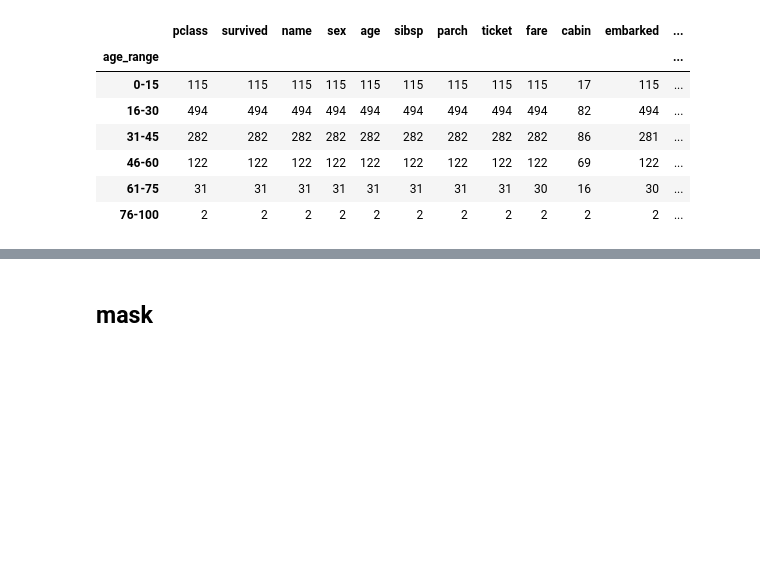
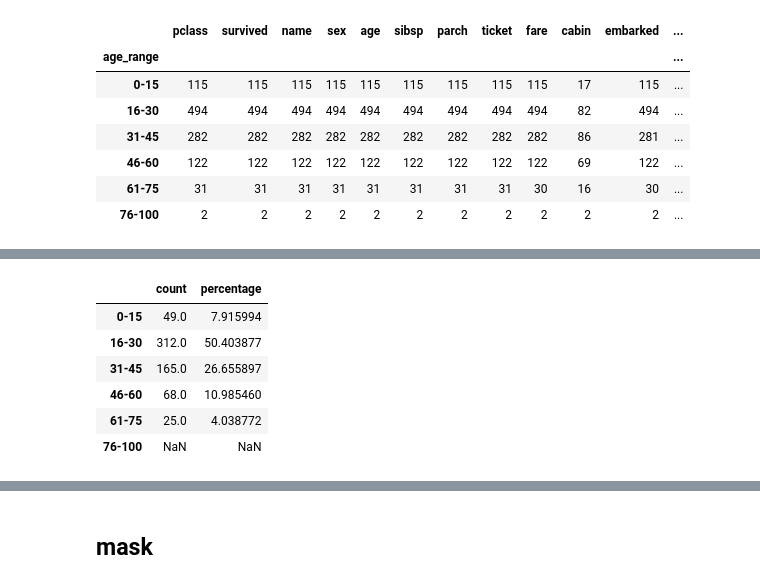
Before and after one commit to NCKU-IDS-2021/TA_Pandas, a Jupyter notebook: TA_Class_II_Pandas.ipynb, the cells around one changed output, grey strips where cells are left out. Cells and saved outputs as stored; diff of their text form; code cells hidden in the pictures; blank space fills up the shorter version.

```diff
--- a/TA_Class_II_Pandas.ipynb
+++ b/TA_Class_II_Pandas.ipynb
@@ -200,0 +243,3 @@ Name: name, dtype: float64
+# %%
+df_0 = pd.DataFrame(columns=['count', 'percentage'])
+df_1 = pd.DataFrame(columns=['count', 'percentage'])
@@ -200,0 +258,17 @@ Name: name, dtype: float64
+# %%
+total_survived_0 = df_new.groupby('survived').sum().iloc[0]['count']
+total_survived_1 = df_new.groupby('survived').sum().iloc[1]['count']
+# %%
+for i in range(len(mylabel)):
+    age_range = mylabel[i]
+    df_0.loc[age_range] = [df_new.iloc[i*2]['count'], df_new.iloc[i*2]['count']/total_survived_0*100]
+# %%
+df_0
+# %% [output]
+|  | count | percentage |
+| 0-15 | 49.0 | 7.915994 |
+| 16-30 | 312.0 | 50.403877 |
+| 31-45 | 165.0 | 26.655897 |
+| 46-60 | 68.0 | 10.985460 |
+| 61-75 | 25.0 | 4.038772 |
+| 76-100 | NaN | NaN |
```
Also changed, not shown: parts of 9 cells of this notebook, 1 other file.
